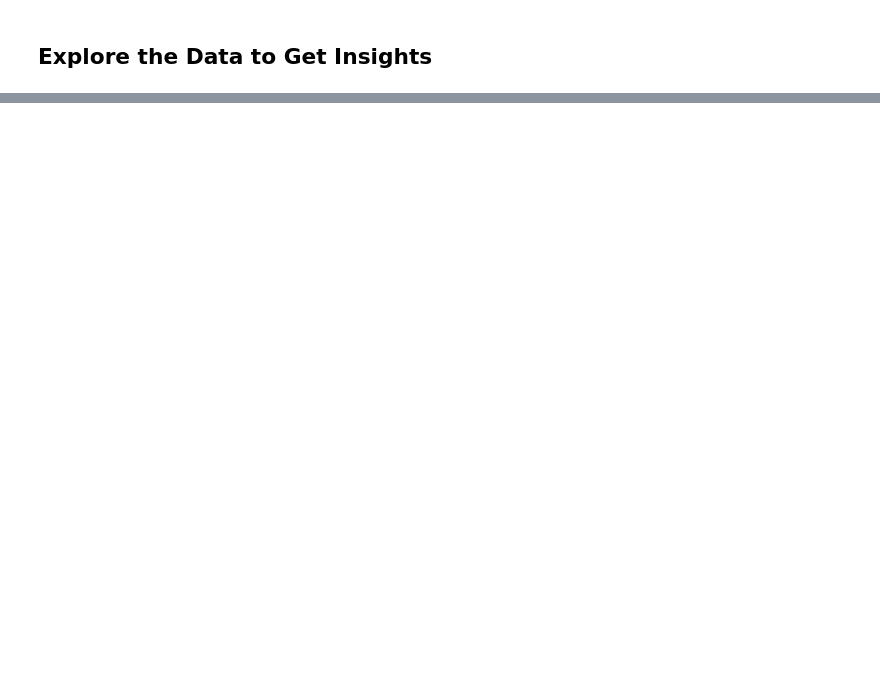
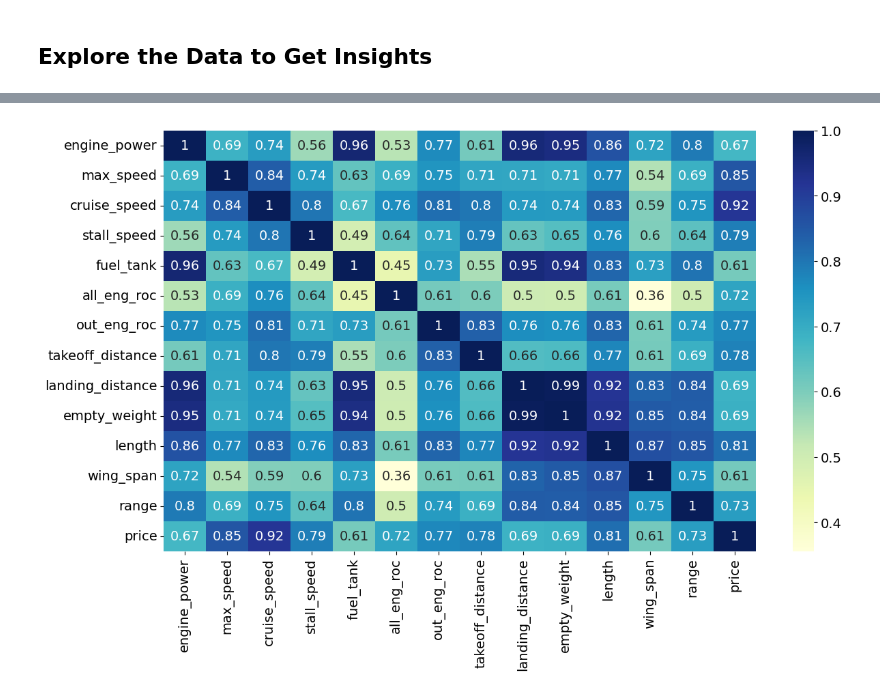
Before and after one commit to istrate-mihai/Aircraft-Price-Analysis-Prediction-Dataset, a Jupyter notebook: aircraft-price-analysis-prediction-dataset.ipynb, the cells around one changed output, grey strips where cells are left out. Cells and saved outputs as stored; diff of their text form; code cells hidden in the pictures; blank space fills up the shorter version.

```diff
--- a/aircraft-price-analysis-prediction-dataset.ipynb
+++ b/aircraft-price-analysis-prediction-dataset.ipynb
@@ -105,11 +160,13 @@ plt.show()
 # %%
 ## Looking for Correlations
 
 plt.figure(figsize = (14, 8))
-corr_matrix = explore_df.corr(numeric_only = True)
+corr_matrix = aircraft.corr(numeric_only = True)
 
 sns.heatmap(corr_matrix, cmap = 'YlGnBu', annot = True)
 
 plt.show()
+# %% [output]
+[figure, added]
 # %%
 corr_matrix['price'].sort_values(ascending = False)
```
Also changed, not shown: parts of 27 cells of this notebook.
